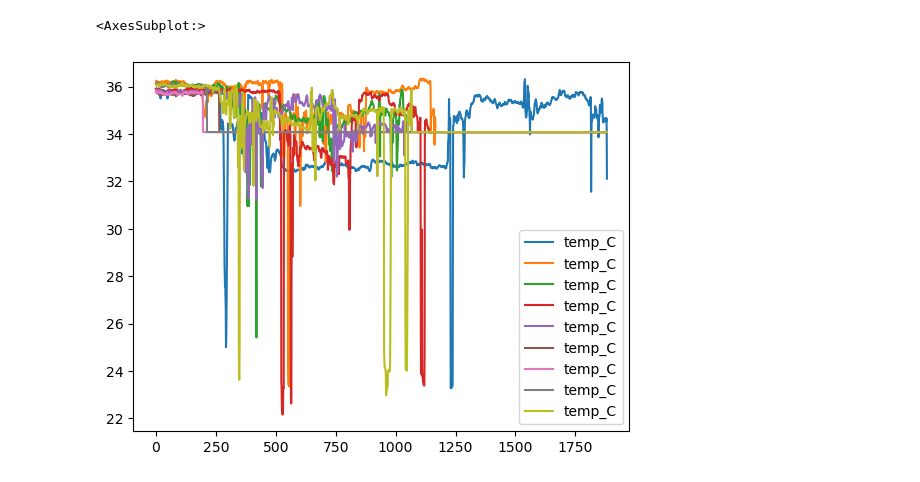
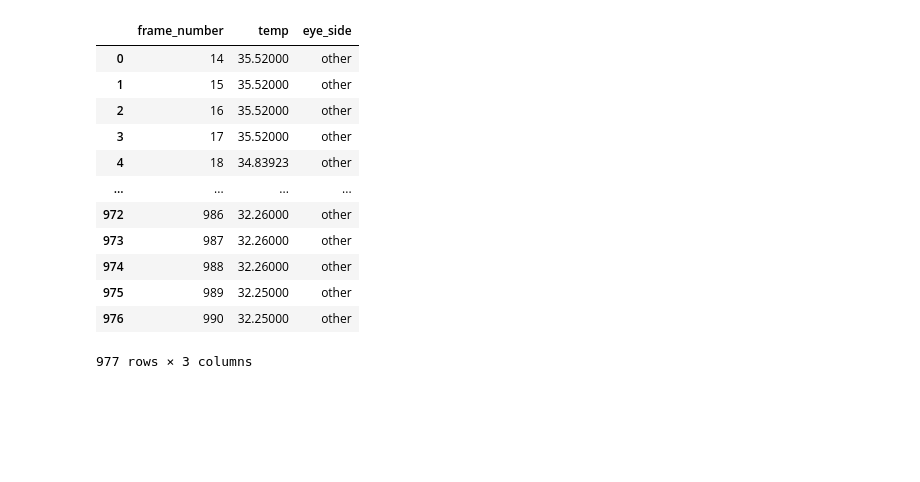
Before and after one commit to manaspalaparthi/Hyper_t, a Jupyter notebook: notebooks/high_res_infrared_processing.ipynb, the cells around one changed output. Cells and saved outputs as stored; diff of their text form; code cells hidden in the pictures; blank space fills up the shorter version.

```diff
--- a/notebooks/high_res_infrared_processing.ipynb
+++ b/notebooks/high_res_infrared_processing.ipynb
@@ -70,5 +118,16 @@ plt.show()
-# %%
-df.fillna(df.mean()).plot()
-# %% [output]
-<AxesSubplot:>
-[figure, removed]
+# %%
+data[1]
+# %% [output]
+|  | frame_number | temp | eye_side |
+| 0 | 14 | 35.52000 | other |
+| 1 | 15 | 35.52000 | other |
+| 2 | 16 | 35.52000 | other |
+| 3 | 17 | 35.52000 | other |
+| 4 | 18 | 34.83923 | other |
+| ... | ... | ... | ... |
+| 972 | 986 | 32.26000 | other |
+| 973 | 987 | 32.26000 | other |
+| 974 | 988 | 32.26000 | other |
+| 975 | 989 | 32.25000 | other |
+| 976 | 990 | 32.25000 | other |
+977 rows × 3 columns
```
Also changed, not shown: parts of 7 cells of this notebook, 56 other files.
